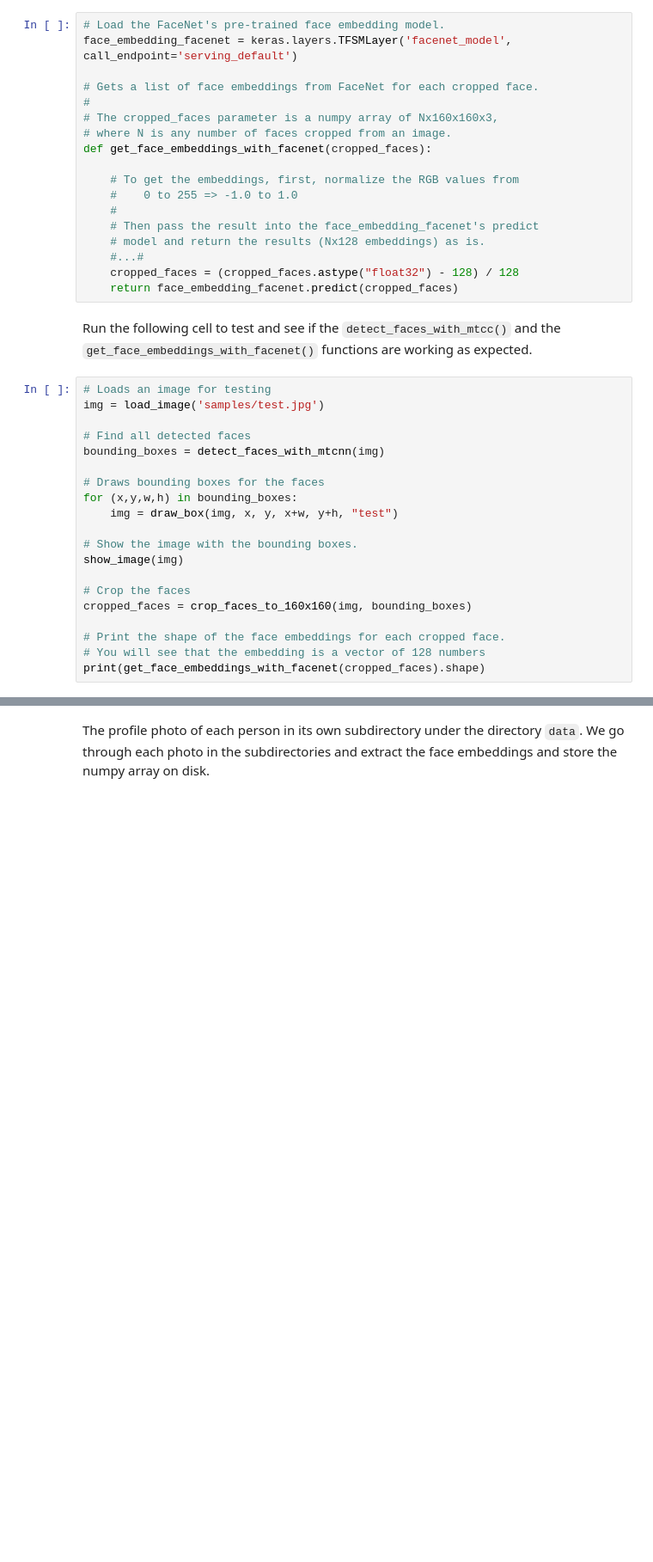
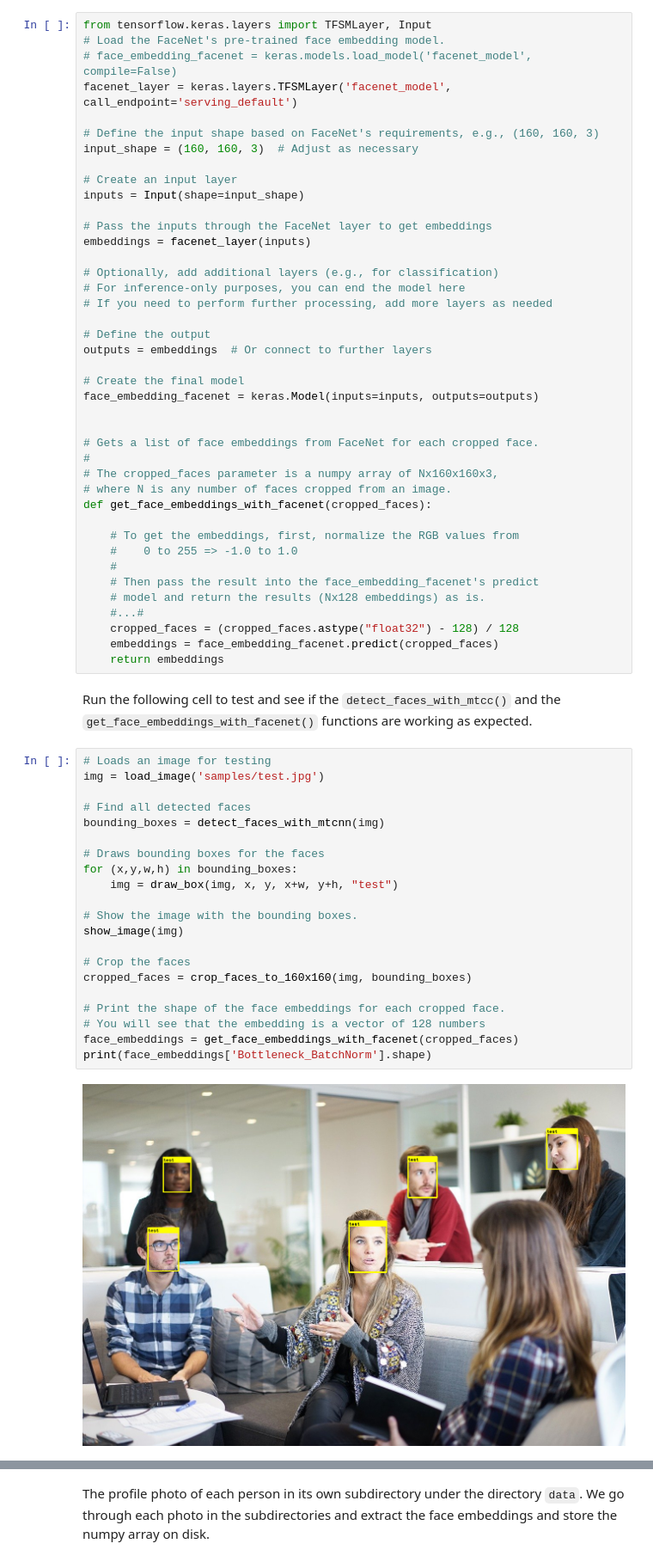
Before and after one commit to nyp-sit/it3103-2024s2, a Jupyter notebook: week17/facial_recognition_and_verification.ipynb, the cells around one changed output, grey strips where cells are left out. Shown at 86% size. Cells and saved outputs as stored; diff of their text form; blank space fills up the shorter version.

```diff
--- a/week17/facial_recognition_and_verification.ipynb
+++ b/week17/facial_recognition_and_verification.ipynb
@@ -184,8 +194,30 @@ We will then load the FaceNet model and use it to extract the face embeddings.
 # %%
 !wget -q https://nyp-aicourse.s3.ap-southeast-1.amazonaws.com/facenet_model.zip && unzip -qo facenet_model.zip
 # %%
+from tensorflow.keras.layers import TFSMLayer, Input
 # Load the FaceNet's pre-trained face embedding model.
-face_embedding_facenet = keras.layers.TFSMLayer('facenet_model', call_endpoint='serving_default')
+# face_embedding_facenet = keras.models.load_model('facenet_model', compile=False)
+facenet_layer = keras.layers.TFSMLayer('facenet_model', call_endpoint='serving_default')
+
+# Define the input shape based on FaceNet's requirements, e.g., (160, 160, 3)
+input_shape = (160, 160, 3)  # Adjust as necessary
+
+# Create an input layer
+inputs = Input(shape=input_shape)
+
+# Pass the inputs through the FaceNet layer to get embeddings
+embeddings = facenet_layer(inputs)
+
+# Optionally, add additional layers (e.g., for classification)
+# For inference-only purposes, you can end the model here
+# If you need to perform further processing, add more layers as needed
+
+# Define the output
+outputs = embeddings  # Or connect to further layers
+
+# Create the final model
+face_embedding_facenet = keras.Model(inputs=inputs, outputs=outputs)
+
 
 # Gets a list of face embeddings from FaceNet for each cropped face.
 #
@@ -200,26 +232,30 @@ def get_face_embeddings_with_facenet(cropped_faces):
     # model and return the results (Nx128 embeddings) as is.
     #...#
     cropped_faces = (cropped_faces.astype("float32") - 128) / 128
-    return face_embedding_facenet.predict(cropped_faces)
+    embeddings = face_embedding_facenet.predict(cropped_faces)
+    return embeddings
 # %% [markdown]
 Run the following cell to test and see if the `detect_faces_with_mtcc()` and the `get_face_embeddings_with_facenet()` functions are working as expected.
 # %%
 # Loads an image for testing
 img = load_image('samples/test.jpg')
 
 # Find all detected faces
 bounding_boxes = detect_faces_with_mtcnn(img)
 
 # Draws bounding boxes for the faces
 for (x,y,w,h) in bounding_boxes:
     img = draw_box(img, x, y, x+w, y+h, "test")
 
 # Show the image with the bounding boxes.
 show_image(img)
 
 # Crop the faces
 cropped_faces = crop_faces_to_160x160(img, bounding_boxes)
 
 # Print the shape of the face embeddings for each cropped face.
 # You will see that the embedding is a vector of 128 numbers
-print(get_face_embeddings_with_facenet(cropped_faces).shape)
+face_embeddings = get_face_embeddings_with_facenet(cropped_faces)
+print(face_embeddings['Bottleneck_BatchNorm'].shape)
+# %% [output]
+[figure, added]
```
Also changed, not shown: parts of 5 cells of this notebook.
